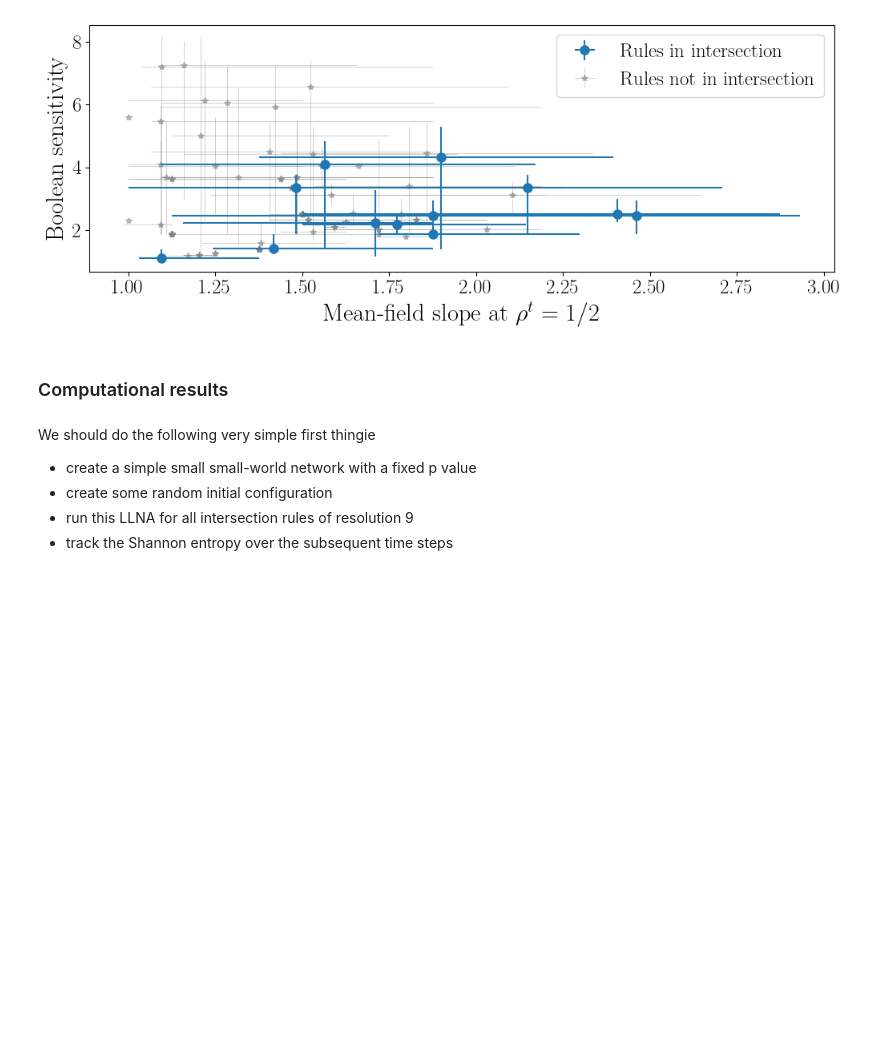
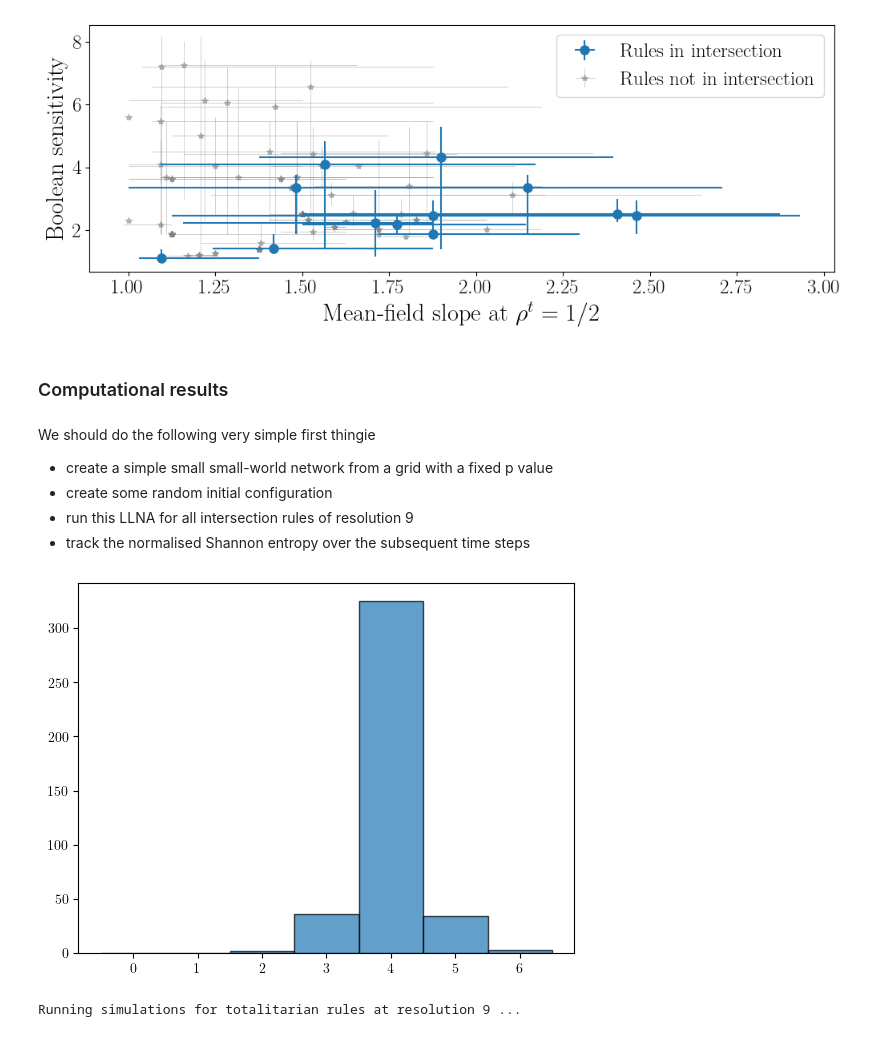
Before and after one commit to mrollier/network_automata_robustness, a Jupyter notebook: manuscript/impact_analysis-figures.ipynb, the cells around one changed output. Saved outputs shown, nothing was run; the diff lists cells and outputs as text; code cells hidden in the pictures; blank space fills up the shorter version.

```diff
--- a/manuscript/impact_analysis-figures.ipynb
+++ b/manuscript/impact_analysis-figures.ipynb
@@ -811,7 +811,26 @@ if SAVEFIG:
 ### Computational results
 # %% [markdown]
 We should do the following very simple first thingie
-- create a simple small small-world network with a fixed p value
+- create a simple small small-world network from a grid with a fixed p value
 - create some random initial configuration
 - run this LLNA for all intersection rules of resolution 9
-- track the Shannon entropy over the subsequent time steps
+- track the normalised Shannon entropy over the subsequent time steps
+# %%
+# Parameters
+L = 20                  # Grid size (L x L) WATCH OUT with values, becomes intensive fast
+rewiring_prob = 0.05     # Rewiring probability
+mean_degree = 4
+
+# Create toroidal lattice and rewire
+lattice_graph = create_2d_torus_lattice(L, degree=mean_degree)
+small_world_graph = watts_strogatz_rewire(lattice_graph, rewiring_prob)
+
+# find edges for small world graph
+small_world_graph.to_directed()
+small_world_edges = tc.tensor(small_world_graph.get_edgelist()).T
+small_world_graph.to_undirected()
+
+bins = np.arange(0, max(small_world_graph.degree()) + 2) - 0.5
+_=plt.hist(small_world_graph.degree(), bins=bins, edgecolor='black', alpha=0.7)
+# %% [output]
+[figure, added]
@@ -817,0 +844,40 @@ We should do the following very simple first thingie
+# %%
+RUN_AGAIN = True
+
+if RUN_AGAIN:
+    num_nodes = L**2
+    T = 100 # num_nodes // 10
+    num_config = 30
+
+    entropy_q1s_stack = np.empty((0, T+1))
+    entropy_medians_stack = np.empty((0, T+1))
+    entropy_q3s_stack = np.empty((0, T+1))
+
+    init_dens = .5
+    print(f"Running simulations for totalitarian rules at resolution {resolution} ...")
+    number_of_rules = len(set_union)
+    for beta, sigma in tqdm(set_union, total=number_of_rules):
+        B_set = binary_indices(beta)
+        S_set = binary_indices(sigma)
+        model = LLNA(resolution, B_set, S_set, iso=True)
+
+        # for each graph, make some random initial configurations with the given density
+        init_configs = np.array([init_config_with_dens(num_nodes, init_dens) for _ in range(num_config)])
+
+        # run simulation over a number of time steps
+        configs = model.forward(small_world_edges, tc.tensor(init_configs), T=T).numpy().astype(int)
+
+        # calculate the Shannon entropy over all nodes at each time step and for each sample
+        shannon_entropies = shannon_entropy(configs)
+
+        # take the quartile over all samples
+        entropy_q1s = np.percentile(shannon_entropies, 25, axis=0)
+        entropy_medians = np.median(shannon_entropies, axis=0)
+        entropy_q3s = np.percentile(shannon_entropies, 75, axis=0)
+
+        # vertically stack the means for all graphs
+        entropy_q1s_stack = np.vstack((entropy_q1s_stack, entropy_q1s))
+        entropy_medians_stack = np.vstack((entropy_medians_stack, entropy_medians))
+        entropy_q3s_stack = np.vstack((entropy_q3s_stack, entropy_q3s))
+# %% [output]
+Running simulations for totalitarian rules at resolution 9 ...
```
Also changed, not shown: parts of 5 cells of this notebook, 1 other file.
